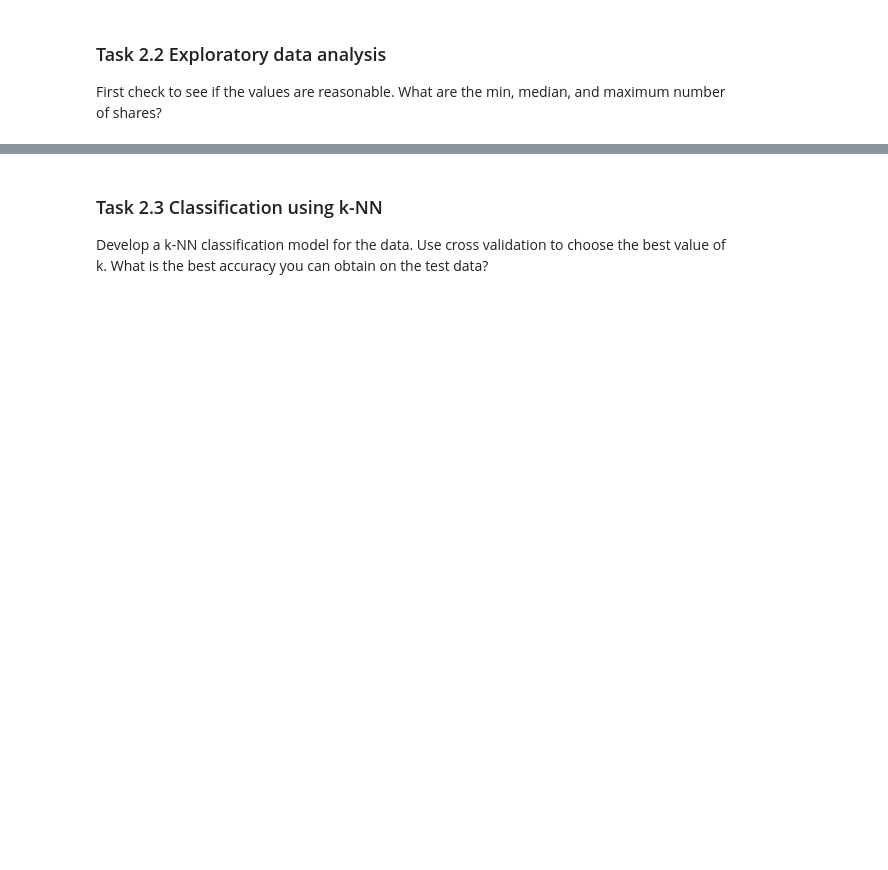
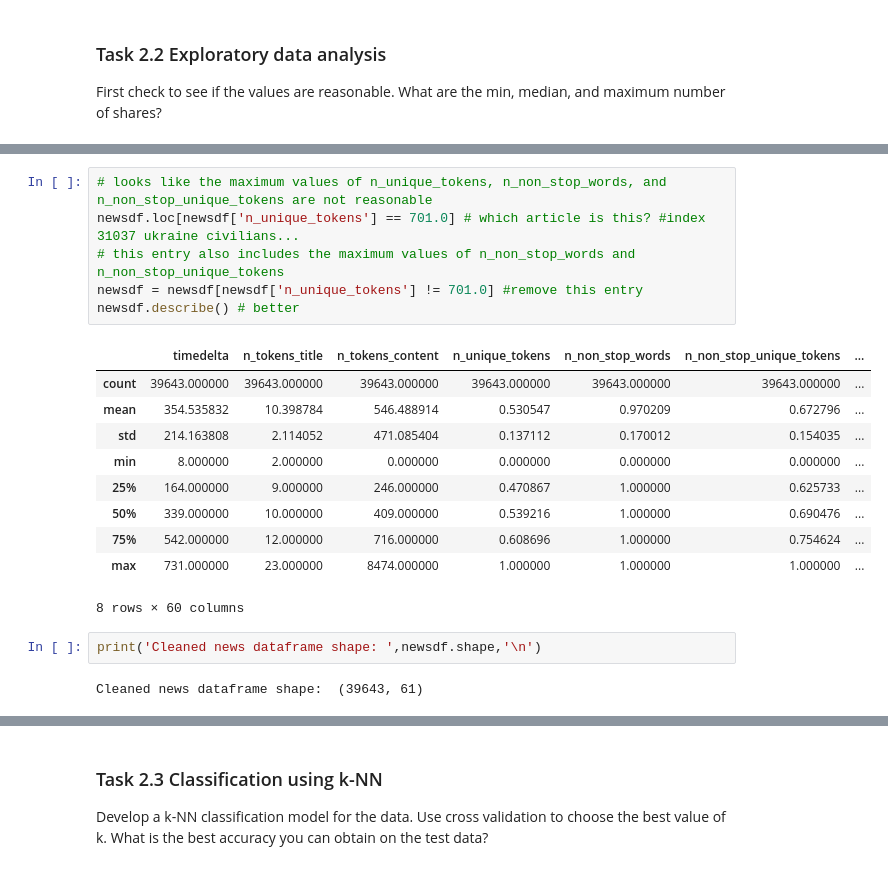
Before and after one commit to brookeslawski/datascience-homeworks-local, a Jupyter notebook: HW7/2018-HW7.ipynb, the cells around one changed output, grey strips where cells are left out. Cells and saved outputs as stored; diff of their text form; blank space fills up the shorter version.

```diff
--- a/HW7/2018-HW7.ipynb
+++ b/HW7/2018-HW7.ipynb
@@ -321,0 +379,21 @@ First check to see if the values are reasonable. What are the min, median, and m
+# %%
+# looks like the maximum values of n_unique_tokens, n_non_stop_words, and n_non_stop_unique_tokens are not reasonable
+newsdf.loc[newsdf['n_unique_tokens'] == 701.0] # which article is this? #index 31037 ukraine civilians...
+# this entry also includes the maximum values of n_non_stop_words and n_non_stop_unique_tokens
+newsdf = newsdf[newsdf['n_unique_tokens'] != 701.0] #remove this entry
+newsdf.describe() # better
+# %% [output]
+|  | timedelta | n_tokens_title | n_tokens_content | n_unique_tokens | n_non_stop_words | n_non_stop_unique_tokens | ... |
+| count | 39643.000000 | 39643.000000 | 39643.000000 | 39643.000000 | 39643.000000 | 39643.000000 | ... |
+| mean | 354.535832 | 10.398784 | 546.488914 | 0.530547 | 0.970209 | 0.672796 | ... |
+| std | 214.163808 | 2.114052 | 471.085404 | 0.137112 | 0.170012 | 0.154035 | ... |
+| min | 8.000000 | 2.000000 | 0.000000 | 0.000000 | 0.000000 | 0.000000 | ... |
+| 25% | 164.000000 | 9.000000 | 246.000000 | 0.470867 | 1.000000 | 0.625733 | ... |
+| 50% | 339.000000 | 10.000000 | 409.000000 | 0.539216 | 1.000000 | 0.690476 | ... |
+| 75% | 542.000000 | 12.000000 | 716.000000 | 0.608696 | 1.000000 | 0.754624 | ... |
+| max | 731.000000 | 23.000000 | 8474.000000 | 1.000000 | 1.000000 | 1.000000 | ... |
+8 rows × 60 columns
+# %%
+print('Cleaned news dataframe shape: ',newsdf.shape,'\n')
+# %% [output]
+Cleaned news dataframe shape:  (39643, 61)
```
Also changed, not shown: parts of 10 cells of this notebook, 1 other file.
